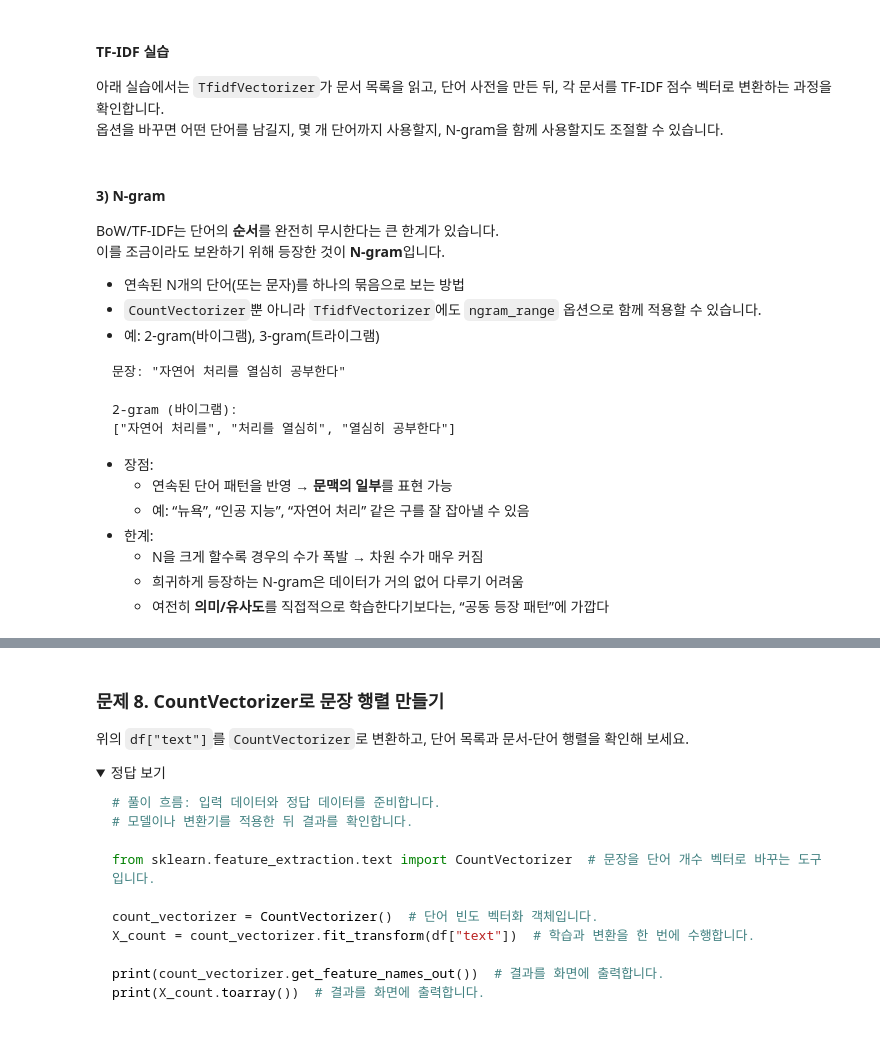
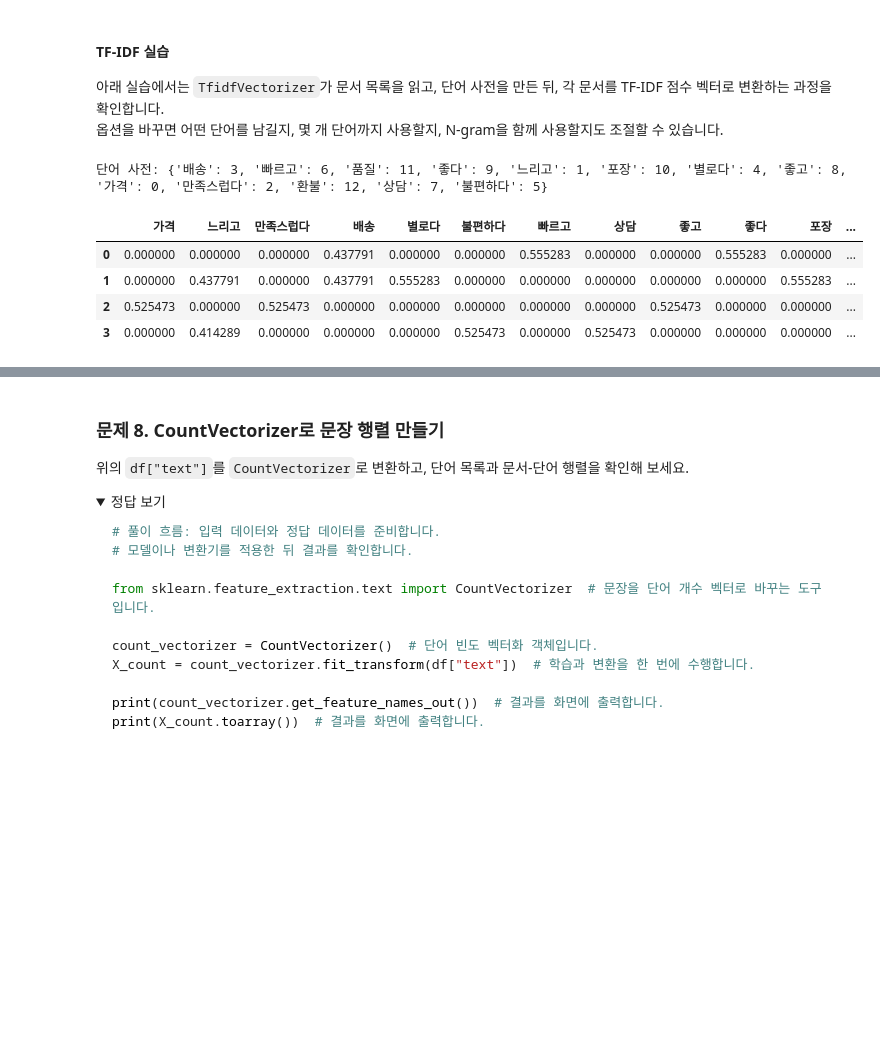
Before and after one commit to rlaalstn1504/lab4dx-kdt-ml-2026, a Jupyter notebook: 9.텍스트 벡터화와 임베딩 기초.ipynb, the cells around one changed output, grey strips where cells are left out. Cells and saved outputs as stored; diff of their text form; code cells hidden in the pictures; folded sections open; blank space fills up the shorter version.

````diff
--- a/9.텍스트 벡터화와 임베딩 기초.ipynb
+++ b/9.텍스트 벡터화와 임베딩 기초.ipynb
@@ -292,51 +476,33 @@ TF-IDF는 단순하지만 강력한 성능을 보여주며, 이후 **단어 중
 # %%
 from sklearn.feature_extraction.text import TfidfVectorizer  # 문서를 TF-IDF 벡터로 바꾸는 도구입니다.
 import pandas as pd  # 표 형태 데이터를 다루는 라이브러리입니다.
 
-corpus = [
-    "I love natural language processing",
-    "I love programming in Python",
-    "natural language processing is exciting",
-    "Harry Potter is a series of seven fantasy fantasy novels",
+corpus = [  # TF-IDF 변환에 사용할 예시 문서 목록입니다.
+    "배송 빠르고 품질 좋다",  # 문서 1: 배송과 품질이 함께 등장하는 긍정 문장입니다.
+    "배송 느리고 포장 별로다",  # 문서 2: 배송과 포장 불만이 함께 등장하는 문장입니다.
+    "품질 좋고 가격 만족스럽다",  # 문서 3: 품질과 가격이 함께 등장하는 긍정 문장입니다.
+    "환불 상담 느리고 불편하다",  # 문서 4: 환불과 상담 불만이 함께 등장하는 문장입니다.
 ]  # 벡터화할 문서 목록입니다. 여기서는 문장 1개를 문서 1개로 봅니다.
 
-tfidf = TfidfVectorizer(
-    stop_words="english",  # 영어 불용어를 제거합니다. 예: "the", "is", "a", "of"
-    lowercase=True,  # 대문자를 소문자로 통일합니다. 기본값도 True입니다.
+tfidf = TfidfVectorizer(  # TF-IDF 벡터화 설정을 담은 객체를 만듭니다.
+    lowercase=False,  # 한글 예시에서는 대소문자 통일이 필요 없으므로 False로 둡니다.
     max_features=None,  # 사용할 단어 수의 상한입니다. None이면 제한하지 않습니다.
     min_df=1,  # 최소 1개 문서에 등장한 단어를 사용합니다. 값을 키우면 너무 드문 단어를 제거합니다.
     max_df=1.0,  # 전체 문서의 100%까지 등장한 단어를 허용합니다. 0.9처럼 낮추면 너무 흔한 단어를 제거합니다.
     ngram_range=(1, 1),  # (1, 1)은 단어 1개씩만 사용합니다. (1, 2)는 단어 1개와 2개 묶음을 함께 사용합니다.
 )  # TF-IDF 벡터화 객체를 만듭니다. 아직 실제 학습은 하지 않은 상태입니다.
 
 X_tfidf = tfidf.fit_transform(corpus)  # fit은 단어 사전을 학습하고, transform은 문서를 숫자 벡터로 바꿉니다.
 
 print("단어 사전:", tfidf.vocabulary_)  # 단어가 어느 열 번호에 배정되었는지 확인합니다.
-pd.DataFrame(
+pd.DataFrame(  # TF-IDF 결과를 표 형태로 확인합니다.
     X_tfidf.toarray(),  # 희소 행렬을 보기 쉬운 일반 배열로 바꿉니다.
     columns=tfidf.get_feature_names_out(),  # 각 열 이름을 단어로 표시합니다.
 )  # 문서-단어 TF-IDF 점수표를 확인합니다.
+# %% [output]
+단어 사전: {'배송': 3, '빠르고': 6, '품질': 11, '좋다': 9, '느리고': 1, '포장': 10, '별로다': 4, '좋고': 8, '가격': 0, '만족스럽다': 2, '환불': 12, '상담': 7, '불편하다': 5}
+|  | 가격 | 느리고 | 만족스럽다 | 배송 | 별로다 | 불편하다 | 빠르고 | 상담 | 좋고 | 좋다 | 포장 | ... |
+| 0 | 0.000000 | 0.000000 | 0.000000 | 0.437791 | 0.000000 | 0.000000 | 0.555283 | 0.000000 | 0.000000 | 0.555283 | 0.000000 | ... |
+| 1 | 0.000000 | 0.437791 | 0.000000 | 0.437791 | 0.555283 | 0.000000 | 0.000000 | 0.000000 | 0.000000 | 0.000000 | 0.555283 | ... |
+| 2 | 0.525473 | 0.000000 | 0.525473 | 0.000000 | 0.000000 | 0.000000 | 0.000000 | 0.000000 | 0.525473 | 0.000000 | 0.000000 | ... |
+| 3 | 0.000000 | 0.414289 | 0.000000 | 0.000000 | 0.000000 | 0.525473 | 0.000000 | 0.525473 | 0.000000 | 0.000000 | 0.000000 | ... |
-# %% [markdown]
-#### 3) N-gram
-
-BoW/TF-IDF는 단어의 **순서**를 완전히 무시한다는 큰 한계가 있습니다.
-이를 조금이라도 보완하기 위해 등장한 것이 **N-gram**입니다.
-
-- 연속된 N개의 단어(또는 문자)를 하나의 묶음으로 보는 방법
-- `CountVectorizer`뿐 아니라 `TfidfVectorizer`에도 `ngram_range` 옵션으로 함께 적용할 수 있습니다.
-- 예: 2-gram(바이그램), 3-gram(트라이그램)
-
-```text
-문장: "자연어 처리를 열심히 공부한다"
-
-2-gram (바이그램):
-["자연어 처리를", "처리를 열심히", "열심히 공부한다"]
-```
-
-- 장점:
-  - 연속된 단어 패턴을 반영 → **문맥의 일부**를 표현 가능
-  - 예: “뉴욕”, “인공 지능”, “자연어 처리” 같은 구를 잘 잡아낼 수 있음
-- 한계:
-  - N을 크게 할수록 경우의 수가 폭발 → 차원 수가 매우 커짐
-  - 희귀하게 등장하는 N-gram은 데이터가 거의 없어 다루기 어려움
-  - 여전히 **의미/유사도**를 직접적으로 학습한다기보다는, “공동 등장 패턴”에 가깝다
````
Also changed, not shown: parts of 84 cells of this notebook.
